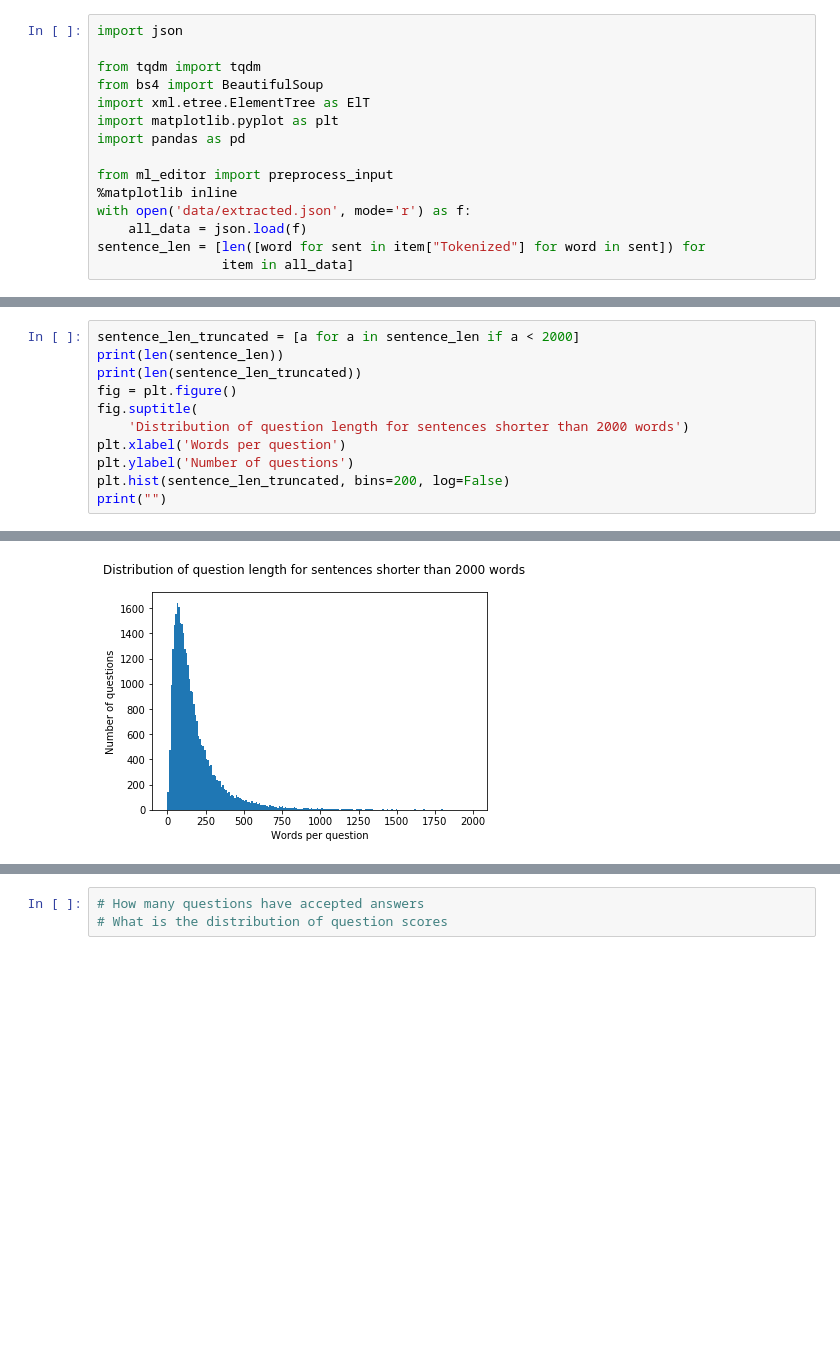
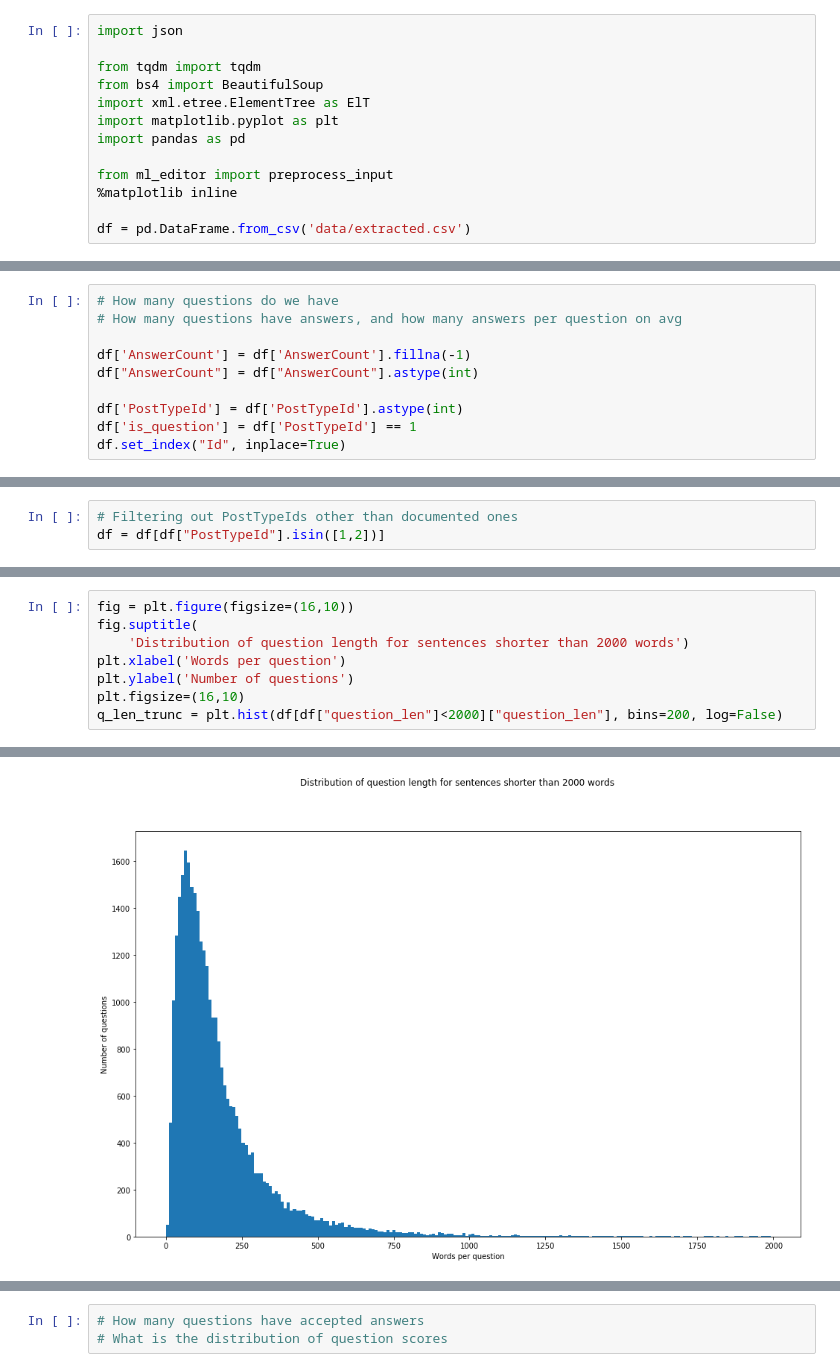
Before and after one commit to hundredblocks/ml-powered-applications, a Jupyter notebook: dataset_exploration.ipynb, the cells around one changed output, grey strips where cells are left out. Cells and saved outputs as stored; diff of their text form; blank space fills up the shorter version.

```diff
--- a/dataset_exploration.ipynb
+++ b/dataset_exploration.ipynb
@@ -9,7 +12,5 @@ import pandas as pd
 
 from ml_editor import preprocess_input
 %matplotlib inline
-with open('data/extracted.json', mode='r') as f:
-    all_data = json.load(f)
-sentence_len = [len([word for sent in item["Tokenized"] for word in sent]) for
-                item in all_data]
+
+df = pd.DataFrame.from_csv('data/extracted.csv')
@@ -15,0 +30,10 @@ sentence_len = [len([word for sent in item["Tokenized"] for word in sent]) for
+# %%
+# How many questions do we have
+# How many questions have answers, and how many answers per question on avg
+
+df['AnswerCount'] = df['AnswerCount'].fillna(-1)
+df["AnswerCount"] = df["AnswerCount"].astype(int)
+
+df['PostTypeId'] = df['PostTypeId'].astype(int)
+df['is_question'] = df['PostTypeId'] == 1
+df.set_index("Id", inplace=True)
@@ -15,0 +138,3 @@ sentence_len = [len([word for sent in item["Tokenized"] for word in sent]) for
+# %%
+# Filtering out PostTypeIds other than documented ones
+df = df[df["PostTypeId"].isin([1,2])]
@@ -25,12 +202,9 @@ print("")
 # %%
-sentence_len_truncated = [a for a in sentence_len if a < 2000]
-print(len(sentence_len))
-print(len(sentence_len_truncated))
-fig = plt.figure()
+fig = plt.figure(figsize=(16,10))
 fig.suptitle(
     'Distribution of question length for sentences shorter than 2000 words')
 plt.xlabel('Words per question')
 plt.ylabel('Number of questions')
-plt.hist(sentence_len_truncated, bins=200, log=False)
-print("")
+plt.figsize=(16,10)
+q_len_trunc = plt.hist(df[df["question_len"]<2000]["question_len"], bins=200, log=False)
 # %% [output]
@@ -39 +211 @@ print("")
-[figure, old version]
+[figure, new version]
```
Also changed, not shown: parts of 23 cells of this notebook.
